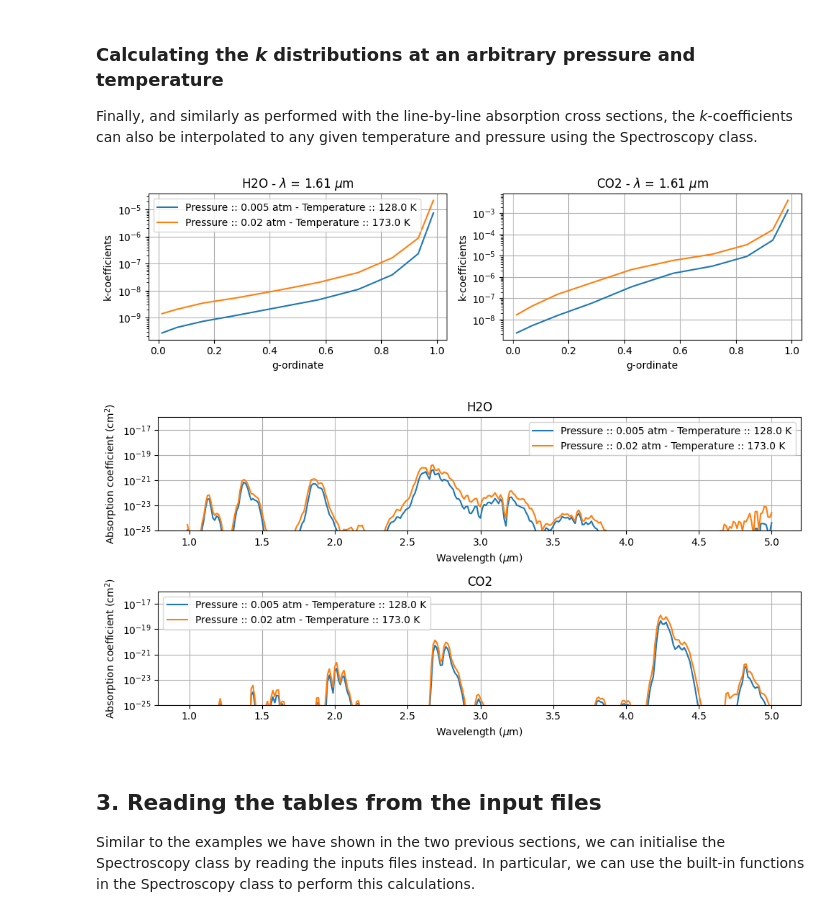
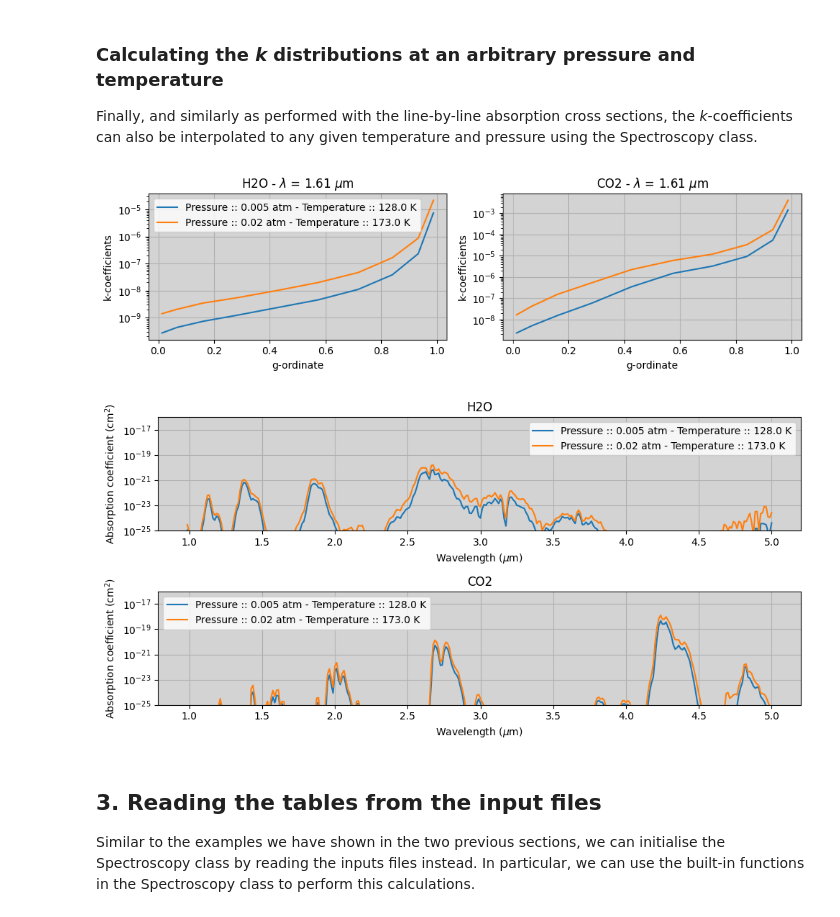
Before and after one commit to zcmcqueen/archnemesis-dist, a Jupyter notebook: docs/examples/lookup_tables/lookup_tables.ipynb, the cells around one changed output. Drawn from its saved outputs; the diff is of its cells as text; code cells hidden in the pictures.

```diff
--- a/docs/examples/lookup_tables/lookup_tables.ipynb
+++ b/docs/examples/lookup_tables/lookup_tables.ipynb
@@ -95,7 +94,9 @@ for i in range(Spectroscopy.NGAS):
     ax[i].set_title(gasname[i])
     ax[i].legend()
     ax[i].grid()
+    ax[i].set_facecolor('lightgray')
 
 ax[Spectroscopy.NGAS-1].set_xlabel('Wavenumber (cm$^{-1}$)')
+
 plt.tight_layout()
 # %% [output]
@@ -237,6 +241,8 @@ ax1.set_xlabel('g-ordinate')
 ax1.set_ylabel('k-coefficients')
 ax2.set_xlabel('g-ordinate')
 ax2.set_ylabel('k-coefficients')
+ax1.set_facecolor('lightgray')
+ax2.set_facecolor('lightgray')
 plt.tight_layout()
 
 
@@ -247,35 +253,37 @@ plt.tight_layout()
 k11 = np.matmul(k[:,:,0,0],Spectroscopy.DELG)
 k21 = np.matmul(k[:,:,1,0],Spectroscopy.DELG)
 k12 = np.matmul(k[:,:,0,1],Spectroscopy.DELG)
 k22 = np.matmul(k[:,:,1,1],Spectroscopy.DELG)
 
 fig,(ax1,ax2) = plt.subplots(2,1,figsize=(10,5))
 
 ax1.plot(Spectroscopy.WAVE,k11*1.0e-20,label='Pressure :: '+str(Press[0])+' atm - Temperature :: '+str(Temp[0])+' K')
 ax1.plot(Spectroscopy.WAVE,k21*1.0e-20,label='Pressure :: '+str(Press[1])+' atm - Temperature :: '+str(Temp[1])+' K')
 
 ax2.plot(Spectroscopy.WAVE,k12*1.0e-20,label='Pressure :: '+str(Press[0])+' atm - Temperature :: '+str(Temp[0])+' K')
 ax2.plot(Spectroscopy.WAVE,k22*1.0e-20,label='Pressure :: '+str(Press[1])+' atm - Temperature :: '+str(Temp[1])+' K')
 
 ax1.set_ylim(1.0e-25,1.0e-16)
 ax1.legend()
 ax1.grid()
 ax2.set_ylim(1.0e-25,1.0e-16)
 ax2.legend()
 ax2.grid()
 
 ax1.set_title(gasname[0])
 ax2.set_title(gasname[1])
 ax1.set_yscale('log')
 ax1.set_xlabel('Wavelength ($\mu$m)')
 ax1.set_ylabel('Absorption coefficient (cm$^2$)')
 ax2.set_yscale('log')
 ax2.set_xlabel('Wavelength ($\mu$m)')
 ax2.set_ylabel('Absorption coefficient (cm$^2$)')
+ax1.set_facecolor('lightgray')
+ax2.set_facecolor('lightgray')
 plt.tight_layout()
 # %% [output]
-[figure, old version]
+[figure, new version]
-[figure, old version]
+[figure, new version]
 # %% [markdown]
 ## 3. Reading the tables from the input files
 
```
Also changed, not shown: parts of 4 cells of this notebook, 14 other files.
